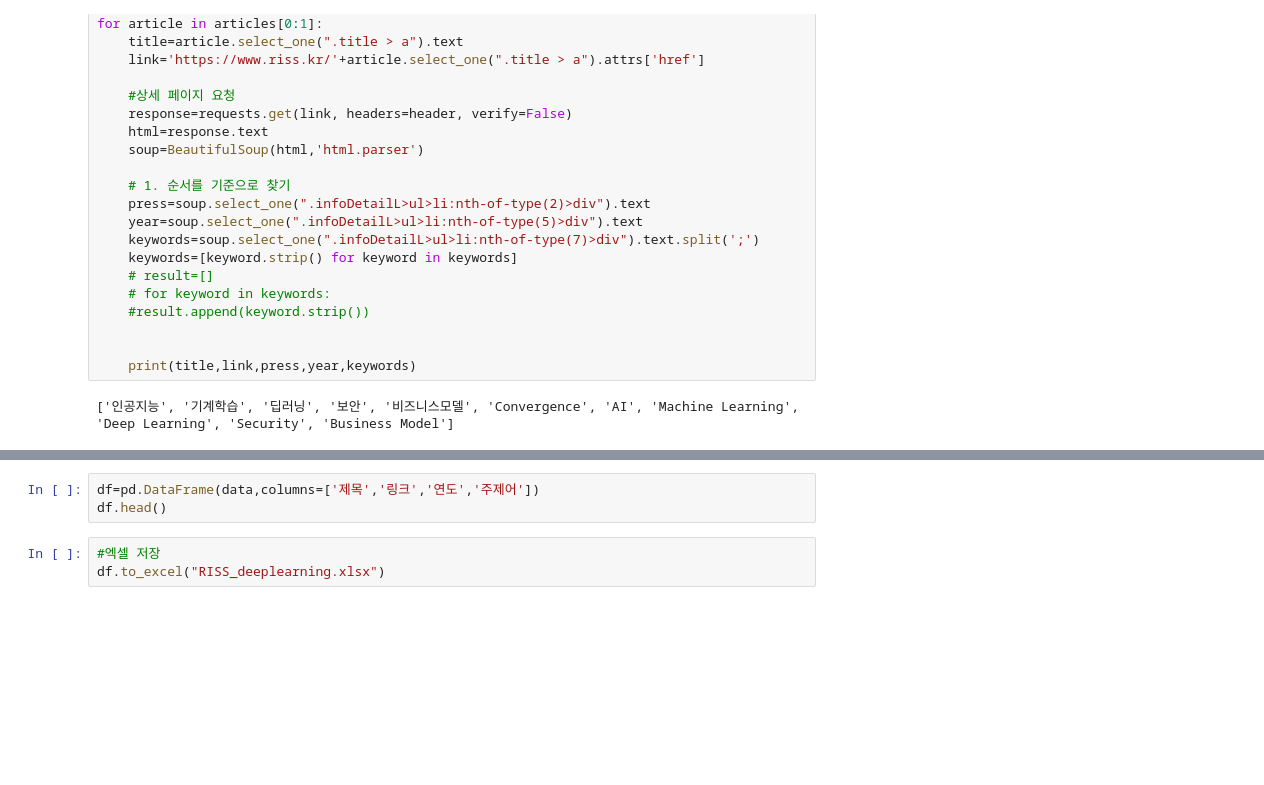
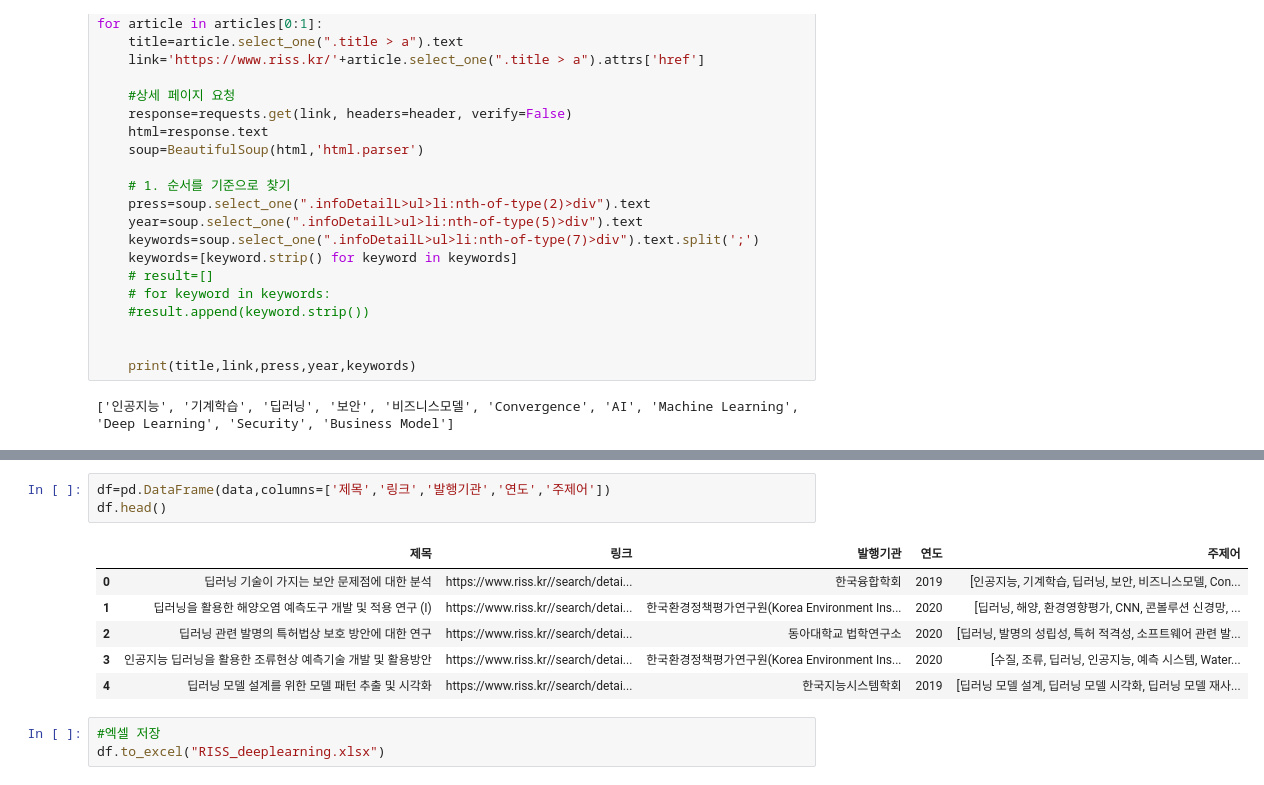
Before and after one commit to sinyoung0110/webcrawling, a Jupyter notebook: python_basic/02.정적페이지크롤링/09.RISS논문크롤링.ipynb, the cells around one changed output, grey strips where cells are left out. Cells and saved outputs as stored; diff of their text form; blank space fills up the shorter version.

```diff
--- a/python_basic/02.정적페이지크롤링/09.RISS논문크롤링.ipynb
+++ b/python_basic/02.정적페이지크롤링/09.RISS논문크롤링.ipynb
@@ -178,6 +194,13 @@ for i in range(1,100):
 # %%
-df=pd.DataFrame(data,columns=['제목','링크','연도','주제어'])
+df=pd.DataFrame(data,columns=['제목','링크','발행기관','연도','주제어'])
 df.head()
+# %% [output]
+|  | 제목 | 링크 | 발행기관 | 연도 | 주제어 |
+| 0 | 딥러닝 기술이 가지는 보안 문제점에 대한 분석 | https://www.riss.kr//search/detai... | 한국융합학회 | 2019 | [인공지능, 기계학습, 딥러닝, 보안, 비즈니스모델, Con... |
+| 1 | 딥러닝을 활용한 해양오염 예측도구 개발 및 적용 연구 (Ⅰ) | https://www.riss.kr//search/detai... | 한국환경정책평가연구원(Korea Environment Ins... | 2020 | [딥러닝, 해양, 환경영향평가, CNN, 콘볼루션 신경망, ... |
+| 2 | 딥러닝 관련 발명의 특허법상 보호 방안에 대한 연구 | https://www.riss.kr//search/detai... | 동아대학교 법학연구소 | 2020 | [딥러닝, 발명의 성립성, 특허 적격성, 소프트웨어 관련 발... |
+| 3 | 인공지능 딥러닝을 활용한 조류현상 예측기술 개발 및 활용방안 | https://www.riss.kr//search/detai... | 한국환경정책평가연구원(Korea Environment Ins... | 2020 | [수질, 조류, 딥러닝, 인공지능, 예측 시스템, Water... |
+| 4 | 딥러닝 모델 설계를 위한 모델 패턴 추출 및 시각화 | https://www.riss.kr//search/detai... | 한국지능시스템학회 | 2019 | [딥러닝 모델 설계, 딥러닝 모델 시각화, 딥러닝 모델 재사... |
 # %%
 #엑셀 저장
 df.to_excel("RISS_deeplearning.xlsx")
```
Also changed, not shown: parts of 6 cells of this notebook, 11 other files.
